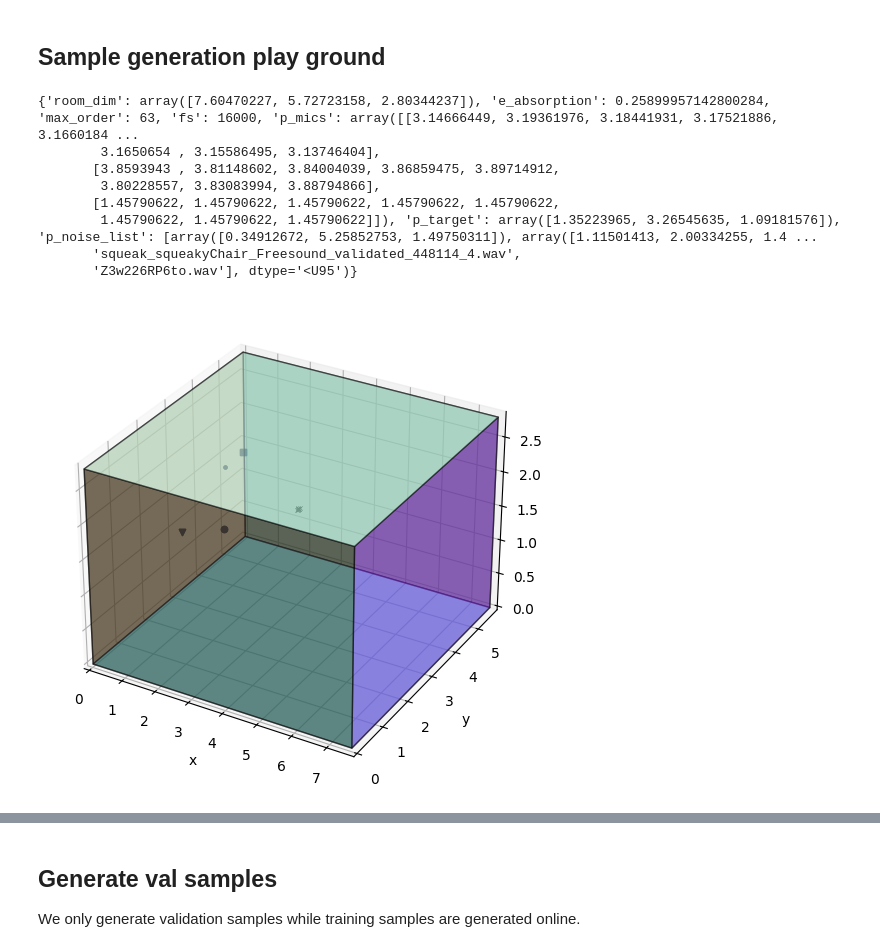
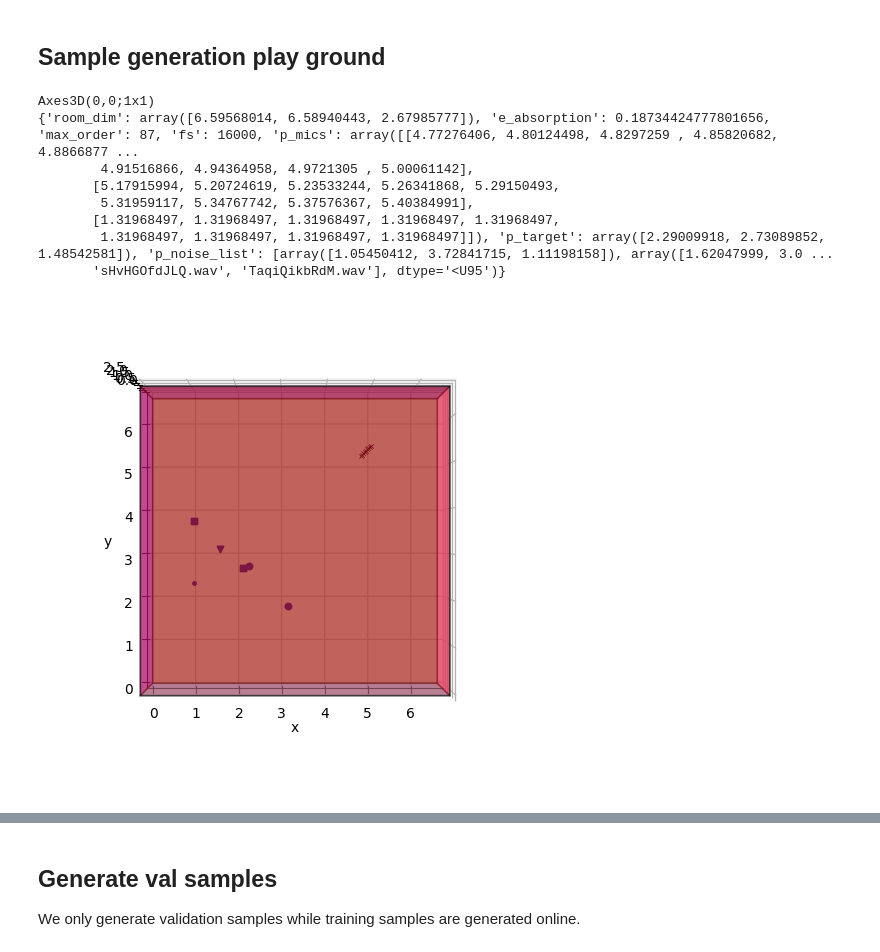
Before and after one commit to Ezreal11/EaBNet, a Jupyter notebook: dataset/MCSE_dataset.ipynb, the cells around one changed output, grey strips where cells are left out. Cells and saved outputs as stored; diff of their text form; code cells hidden in the pictures.

```diff
--- a/dataset/MCSE_dataset.ipynb
+++ b/dataset/MCSE_dataset.ipynb
@@ -69,34 +81,34 @@ fs, noise = wavfile.read(os.path.join(noise_root,noises_val[0]))
 IPython.display.display(IPython.display.Audio(noise , rate=fs))
 # %% [markdown]
 ## Sample generation play ground
-# %%
-import json
-with open('mcse_dataset_settings.json','r') as f:
-    opt = json.load(f)
-fs = opt['audio']['fs']
 # %%
-
+import json
 from dataset.mcse_dataset import generate_random_noisy_for_speech
+with open('mcse_dataset_settings_v2.json','r') as f:
+    opt = json.load(f)
+fs = opt['audio']['fs']
 sample = generate_random_noisy_for_speech(opt, 8, cleans_val[0], noises_val, clean_root, noise_root)
 meta = sample['meta']
 room = sample['room']
 freefield = sample['freefield']
 noisy = sample['noisy']
 clean = sample['clean']
 fig, ax = room.plot(img_order=0)
+print(ax)
+ax.view_init(elev=90,azim=-90)
 ax.set_xlabel('x')
 ax.set_ylabel('y')
 print(meta)
 # %% [output]
-{'room_dim': array([7.60470227, 5.72723158, 2.80344237]), 'e_absorption': 0.25899957142800284, 'max_order': 63, 'fs': 16000, 'p_mics': array([[3.14666449, 3.19361976, 3.18441931, 3.17521886, 3.1660184 ...
-        3.1650654 , 3.15586495, 3.13746404],
-       [3.8593943 , 3.81148602, 3.84004039, 3.86859475, 3.89714912,
-        3.80228557, 3.83083994, 3.88794866],
-       [1.45790622, 1.45790622, 1.45790622, 1.45790622, 1.45790622,
-        1.45790622, 1.45790622, 1.45790622]]), 'p_target': array([1.35223965, 3.26545635, 1.09181576]), 'p_noise_list': [array([0.34912672, 5.25852753, 1.49750311]), array([1.11501413, 2.00334255, 1.4 ...
-       'squeak_squeakyChair_Freesound_validated_448114_4.wav',
-       'Z3w226RP6to.wav'], dtype='<U95')}
+Axes3D(0,0;1x1)
+{'room_dim': array([6.59568014, 6.58940443, 2.67985777]), 'e_absorption': 0.18734424777801656, 'max_order': 87, 'fs': 16000, 'p_mics': array([[4.77276406, 4.80124498, 4.8297259 , 4.85820682, 4.8866877 ...
+        4.91516866, 4.94364958, 4.9721305 , 5.00061142],
+       [5.17915994, 5.20724619, 5.23533244, 5.26341868, 5.29150493,
+        5.31959117, 5.34767742, 5.37576367, 5.40384991],
+       [1.31968497, 1.31968497, 1.31968497, 1.31968497, 1.31968497,
+        1.31968497, 1.31968497, 1.31968497, 1.31968497]]), 'p_target': array([2.29009918, 2.73089852, 1.48542581]), 'p_noise_list': [array([1.05450412, 3.72841715, 1.11198158]), array([1.62047999, 3.0 ...
+       'sHvHGOfdJLQ.wav', 'TaqiQikbRdM.wav'], dtype='<U95')}
-[figure, old version]
+[figure, new version]
 # %%
 def show_audio(audio,fs,name):
     print(f'{name} shape={audio.shape}')
```
Also changed, not shown: parts of 3 cells of this notebook, 7 other files.
